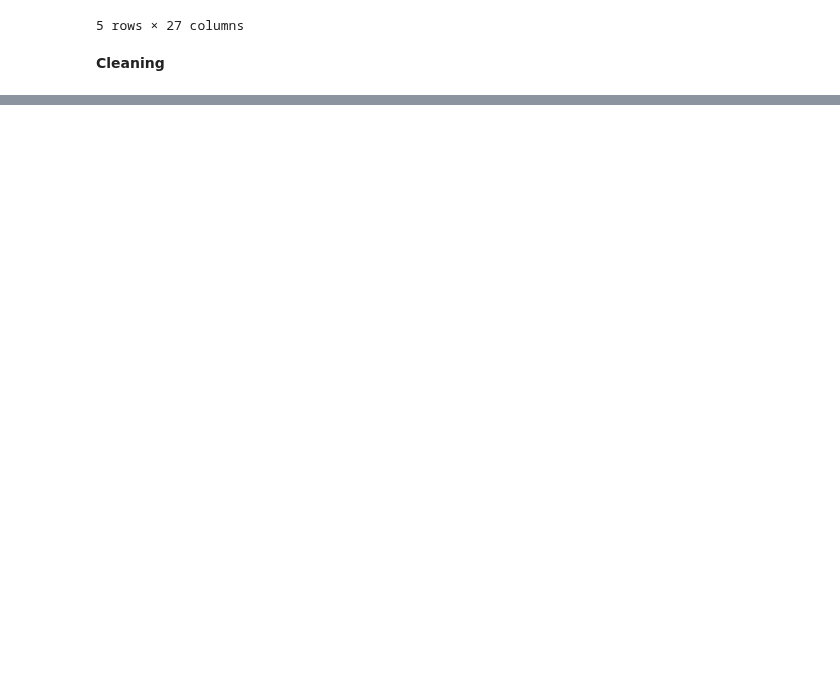
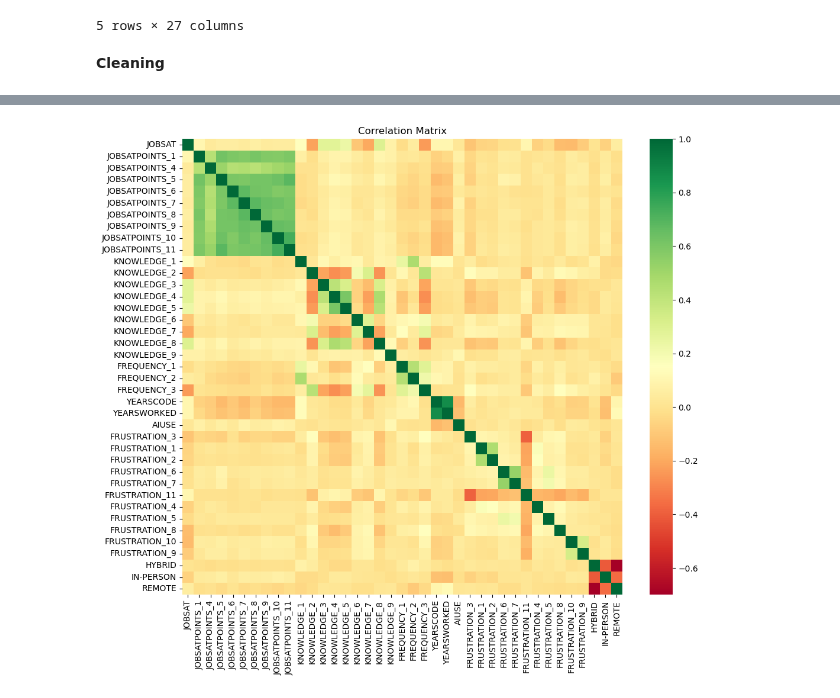
Before and after one commit to adni8025/Stack-Overflow-Developer-Survey-Data-Mining, a Jupyter notebook: restructuredFile.ipynb, the cells around one changed output, grey strips where cells are left out. Saved outputs shown, nothing was run; the diff lists cells and outputs as text; code cells hidden in the pictures; blank space fills up the shorter version.

Commit message:
jobsat_df fully preprocessed, correlation matrix made and top 15 variables correlated w JOBSAT displayed

```diff
--- a/restructuredFile.ipynb
+++ b/restructuredFile.ipynb
@@ -251,6 +258,10 @@ print(f'Rows after dropping NaN JOBSAT values: {jobsat_df.shape[0]}\n')
 print(f'Rows before dropping all remaining NaN values: {jobsat_df.shape[0]}')
 jobsat_df = jobsat_df.dropna()
 print(f'Rows after dropping all remaining NaN values: {jobsat_df.shape[0]}\n')
+
+#reset index
+jobsat_df = jobsat_df.reset_index(drop=True)
+print(f'Rows after index reset: {jobsat_df.shape[0]}')
 # %% [output]
 Rows before dropping NaN JOBSAT values: 65437
 Rows after dropping NaN JOBSAT values: 29126
@@ -259,0 +349,10 @@ Rows after dropping all remaining NaN values: 25320
+# %%
+import seaborn as sns
+import matplotlib.pyplot as plt
+
+plt.figure(figsize=(12, 10))
+sns.heatmap(jobsat_df.corr(), cmap='RdYlGn', annot=False)
+plt.title('Correlation Matrix')
+plt.show()
+# %% [output]
+[figure, added]
```
Also changed, not shown: parts of 6 cells of this notebook.
